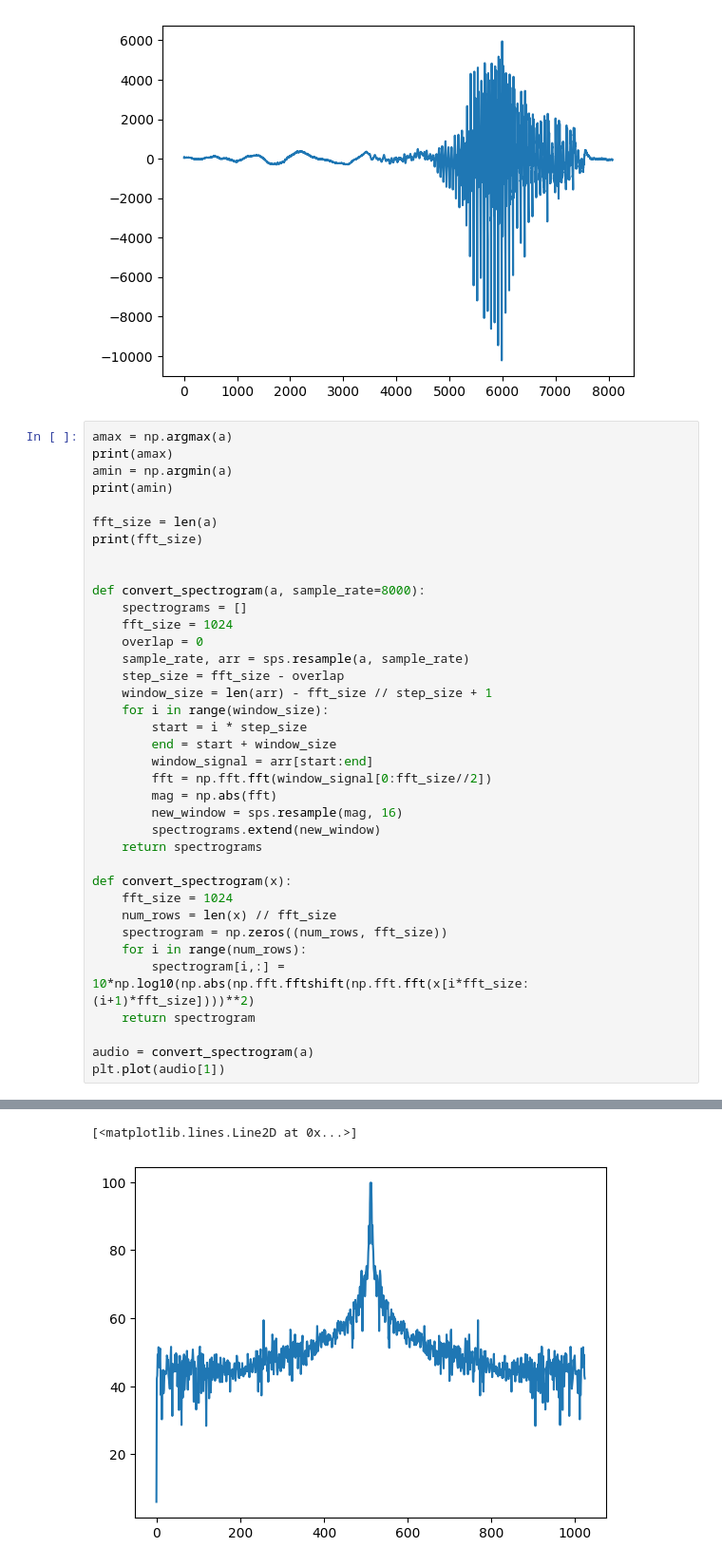
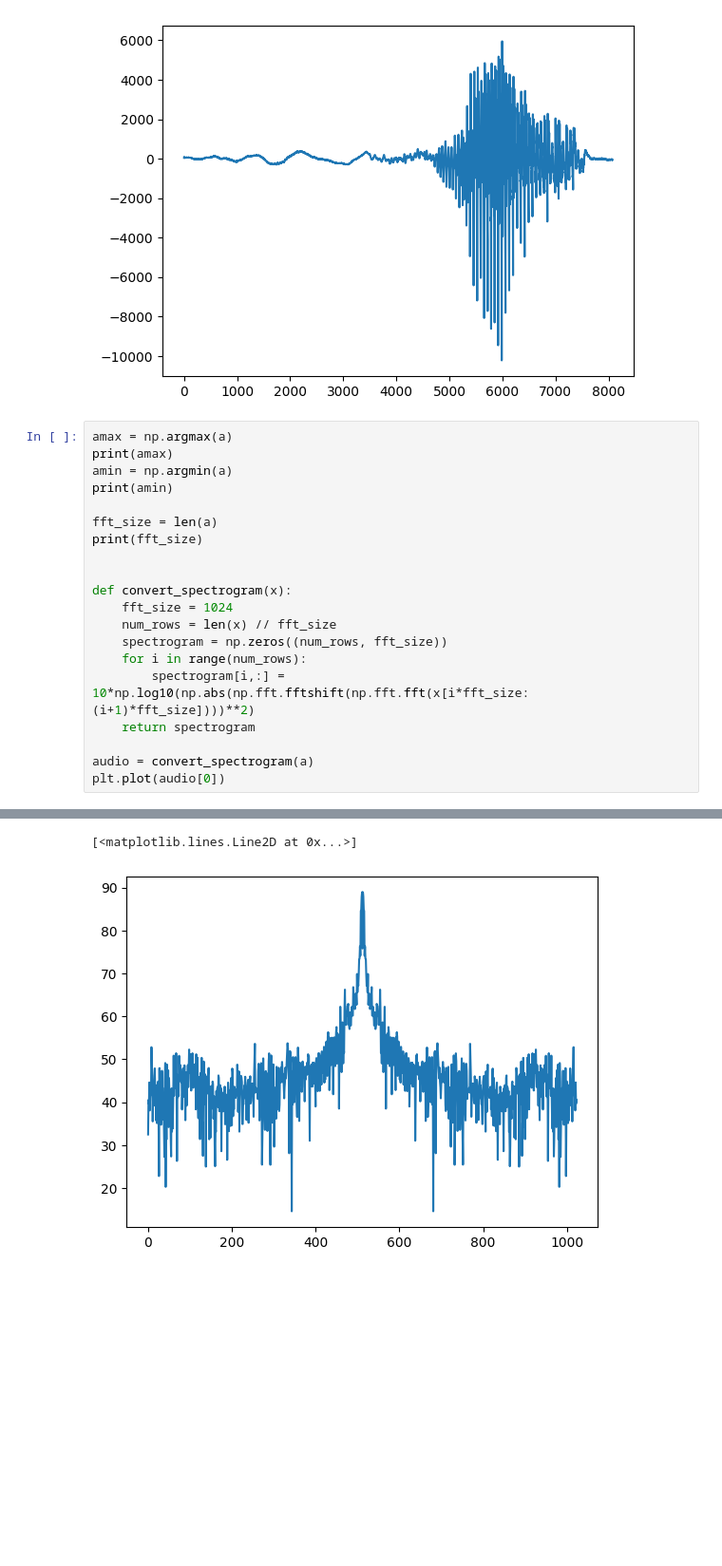
Before and after one commit to teleplayer123/audio_recognition, a Jupyter notebook: audio_processing.ipynb, the cells around one changed output, grey strips where cells are left out. Shown at 95% size. Drawn from its saved outputs; the diff is of its cells as text; blank space fills up the shorter version.

```diff
--- a/audio_processing.ipynb
+++ b/audio_processing.ipynb
@@ -213,43 +213,26 @@ plt.plot(a)
 # %%
 amax = np.argmax(a)
 print(amax)
 amin = np.argmin(a)
 print(amin)
 
 fft_size = len(a)
 print(fft_size)
 
 
-def convert_spectrogram(a, sample_rate=8000):
-    spectrograms = []
-    fft_size = 1024
-    overlap = 0
-    sample_rate, arr = sps.resample(a, sample_rate)
-    step_size = fft_size - overlap
-    window_size = len(arr) - fft_size // step_size + 1
-    for i in range(window_size):
-        start = i * step_size
-        end = start + window_size
-        window_signal = arr[start:end]
-        fft = np.fft.fft(window_signal[0:fft_size//2])
-        mag = np.abs(fft)
-        new_window = sps.resample(mag, 16)
-        spectrograms.extend(new_window)
-    return spectrograms
-
 def convert_spectrogram(x):
     fft_size = 1024
     num_rows = len(x) // fft_size
     spectrogram = np.zeros((num_rows, fft_size))
     for i in range(num_rows):
         spectrogram[i,:] = 10*np.log10(np.abs(np.fft.fftshift(np.fft.fft(x[i*fft_size:(i+1)*fft_size])))**2)
     return spectrogram
 
 audio = convert_spectrogram(a)
-plt.plot(audio[1])
+plt.plot(audio[0])
 # %% [output]
 5995
 5987
 8075
 [<matplotlib.lines.Line2D at 0x...>]
-[figure, old version]
+[figure, new version]
```
